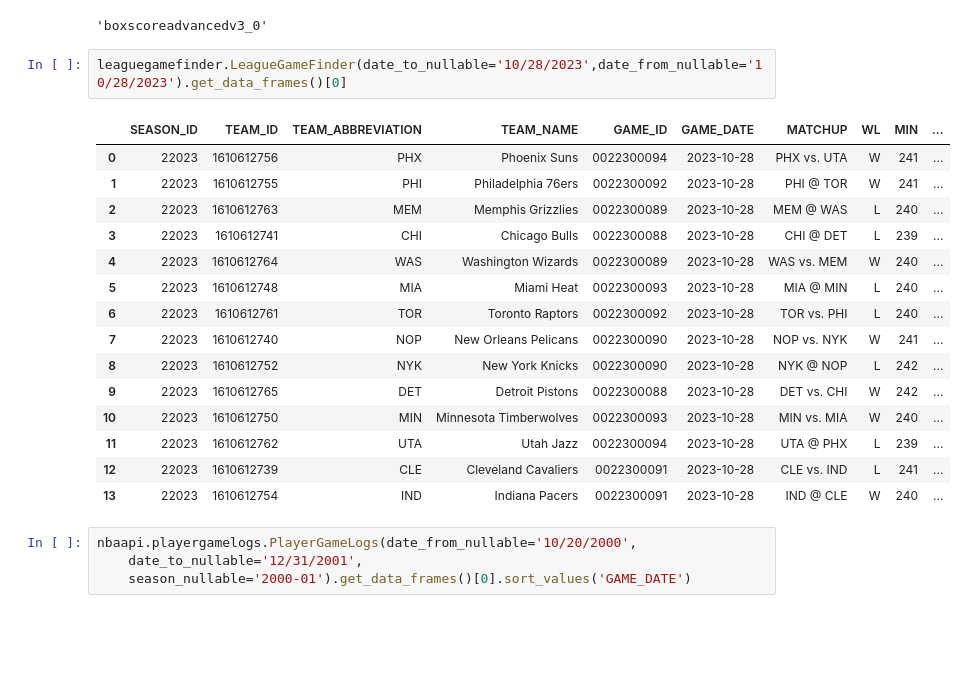
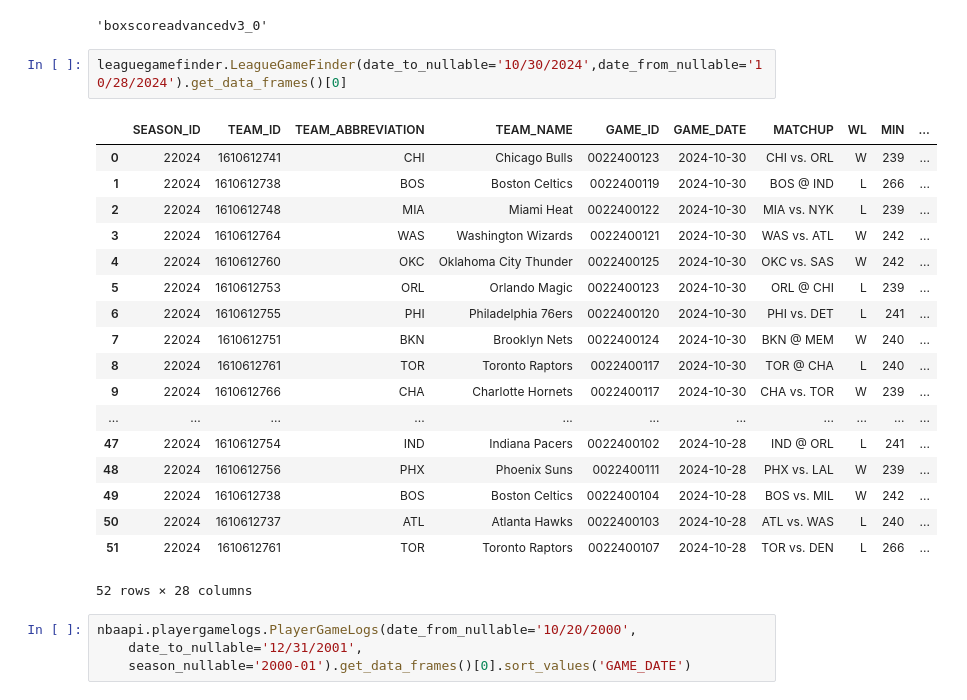
Before and after one commit to ajwinters/bballagg, a Jupyter notebook: scratch.ipynb, the cells around one changed output. Drawn from its saved outputs; the diff is of its cells as text; blank space fills up the shorter version.

```diff
--- a/scratch.ipynb
+++ b/scratch.ipynb
@@ -125,23 +93,26 @@ nbaapi.boxscoreadvancedv3.BoxScoreAdvancedV3.expected_data['TeamStats']
 # %% [output]
 'boxscoreadvancedv3_0'
 # %%
-leaguegamefinder.LeagueGameFinder(date_to_nullable='10/28/2023',date_from_nullable='10/28/2023').get_data_frames()[0]
+leaguegamefinder.LeagueGameFinder(date_to_nullable='10/30/2024',date_from_nullable='10/28/2024').get_data_frames()[0]
 # %% [output]
 |  | SEASON_ID | TEAM_ID | TEAM_ABBREVIATION | TEAM_NAME | GAME_ID | GAME_DATE | MATCHUP | WL | MIN | ... |
-| 0 | 22023 | 1610612756 | PHX | Phoenix Suns | 0022300094 | 2023-10-28 | PHX vs. UTA | W | 241 | ... |
-| 1 | 22023 | 1610612755 | PHI | Philadelphia 76ers | 0022300092 | 2023-10-28 | PHI @ TOR | W | 241 | ... |
-| 2 | 22023 | 1610612763 | MEM | Memphis Grizzlies | 0022300089 | 2023-10-28 | MEM @ WAS | L | 240 | ... |
-| 3 | 22023 | 1610612741 | CHI | Chicago Bulls | 0022300088 | 2023-10-28 | CHI @ DET | L | 239 | ... |
-| 4 | 22023 | 1610612764 | WAS | Washington Wizards | 0022300089 | 2023-10-28 | WAS vs. MEM | W | 240 | ... |
-| 5 | 22023 | 1610612748 | MIA | Miami Heat | 0022300093 | 2023-10-28 | MIA @ MIN | L | 240 | ... |
-| 6 | 22023 | 1610612761 | TOR | Toronto Raptors | 0022300092 | 2023-10-28 | TOR vs. PHI | L | 240 | ... |
-| 7 | 22023 | 1610612740 | NOP | New Orleans Pelicans | 0022300090 | 2023-10-28 | NOP vs. NYK | W | 241 | ... |
-| 8 | 22023 | 1610612752 | NYK | New York Knicks | 0022300090 | 2023-10-28 | NYK @ NOP | L | 242 | ... |
-| 9 | 22023 | 1610612765 | DET | Detroit Pistons | 0022300088 | 2023-10-28 | DET vs. CHI | W | 242 | ... |
-| 10 | 22023 | 1610612750 | MIN | Minnesota Timberwolves | 0022300093 | 2023-10-28 | MIN vs. MIA | W | 240 | ... |
-| 11 | 22023 | 1610612762 | UTA | Utah Jazz | 0022300094 | 2023-10-28 | UTA @ PHX | L | 239 | ... |
-| 12 | 22023 | 1610612739 | CLE | Cleveland Cavaliers | 0022300091 | 2023-10-28 | CLE vs. IND | L | 241 | ... |
-| 13 | 22023 | 1610612754 | IND | Indiana Pacers | 0022300091 | 2023-10-28 | IND @ CLE | W | 240 | ... |
+| 0 | 22024 | 1610612741 | CHI | Chicago Bulls | 0022400123 | 2024-10-30 | CHI vs. ORL | W | 239 | ... |
+| 1 | 22024 | 1610612738 | BOS | Boston Celtics | 0022400119 | 2024-10-30 | BOS @ IND | L | 266 | ... |
+| 2 | 22024 | 1610612748 | MIA | Miami Heat | 0022400122 | 2024-10-30 | MIA vs. NYK | L | 239 | ... |
+| 3 | 22024 | 1610612764 | WAS | Washington Wizards | 0022400121 | 2024-10-30 | WAS vs. ATL | W | 242 | ... |
+| 4 | 22024 | 1610612760 | OKC | Oklahoma City Thunder | 0022400125 | 2024-10-30 | OKC vs. SAS | W | 242 | ... |
+| 5 | 22024 | 1610612753 | ORL | Orlando Magic | 0022400123 | 2024-10-30 | ORL @ CHI | L | 239 | ... |
+| 6 | 22024 | 1610612755 | PHI | Philadelphia 76ers | 0022400120 | 2024-10-30 | PHI vs. DET | L | 241 | ... |
+| 7 | 22024 | 1610612751 | BKN | Brooklyn Nets | 0022400124 | 2024-10-30 | BKN @ MEM | W | 240 | ... |
+| 8 | 22024 | 1610612761 | TOR | Toronto Raptors | 0022400117 | 2024-10-30 | TOR @ CHA | L | 240 | ... |
+| 9 | 22024 | 1610612766 | CHA | Charlotte Hornets | 0022400117 | 2024-10-30 | CHA vs. TOR | W | 239 | ... |
+| ... | ... | ... | ... | ... | ... | ... | ... | ... | ... | ... |
+| 47 | 22024 | 1610612754 | IND | Indiana Pacers | 0022400102 | 2024-10-28 | IND @ ORL | L | 241 | ... |
+| 48 | 22024 | 1610612756 | PHX | Phoenix Suns | 0022400111 | 2024-10-28 | PHX vs. LAL | W | 239 | ... |
+| 49 | 22024 | 1610612738 | BOS | Boston Celtics | 0022400104 | 2024-10-28 | BOS vs. MIL | W | 242 | ... |
+| 50 | 22024 | 1610612737 | ATL | Atlanta Hawks | 0022400103 | 2024-10-28 | ATL vs. WAS | L | 240 | ... |
+| 51 | 22024 | 1610612761 | TOR | Toronto Raptors | 0022400107 | 2024-10-28 | TOR vs. DEN | L | 266 | ... |
+52 rows × 28 columns
 # %%
 nbaapi.playergamelogs.PlayerGameLogs(date_from_nullable='10/20/2000',
     date_to_nullable='12/31/2001',
```
Also changed, not shown: parts of 3 cells of this notebook, 3 other files.
